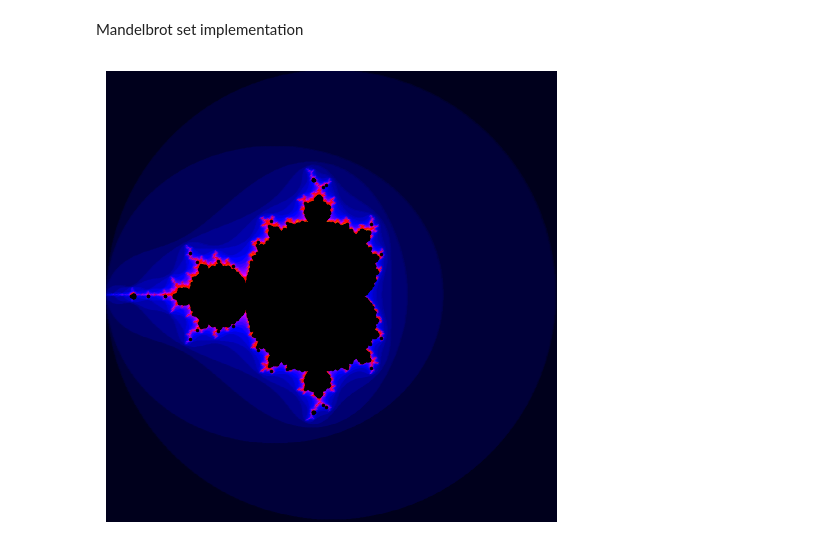
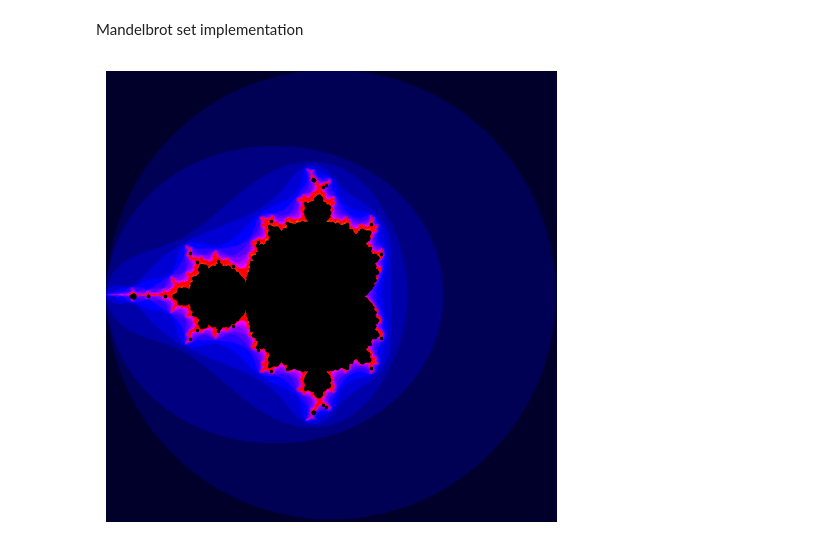
Before and after one commit to sachagijsbers/stochastic_1, a Jupyter notebook: code.ipynb, the cells around one changed output. Drawn from its saved outputs; the diff is of its cells as text; code cells hidden in the pictures.

Commit message:
adjustments to the mandelbrot set image

```diff
--- a/code.ipynb
+++ b/code.ipynb
@@ -34,36 +34,44 @@ c_list_out_x = []
 c_list_out_y = []
 color_out = []
 for c_row in complex_grid:
     for c in c_row:
         if mandelbrot_check(c, max_iterations):
             c_list_in_x.append(c.real)
             c_list_in_y.append(c.imag)
         else:
             n = not_mandelbrot(c, max_iterations)
             percentage_diverge = (n/max_iterations)*100
             # if n/max_iterations < 0.1:
             #     percentage_diverge = min(n/max_iterations*10,1)
             # else:
             #     percentage_diverge = min(n/max_iterations*30,1)
             c_list_out_x.append(c.real)
             c_list_out_y.append(c.imag)
             color_out.append(percentage_diverge)
 
+# for i in range(len(color_out)):
+#     if color_out[i] <= 3:
+#         plt.plot(c_list_out_x[i],c_list_out_y[i], marker = 'o', ls = 'none', markersize = 1.5, color = (0,0,color_out[i]/3))
+#     elif color_out[i] <= 6:
+#         plt.plot(c_list_out_x[i],c_list_out_y[i], marker = 'o', ls = 'none', markersize = 1.5, color = ((color_out[i]-3)/3,0,1))
+#     else:
+#         plt.plot(c_list_out_x[i],c_list_out_y[i], marker = 'o', ls = 'none', markersize = 1.5, color = (1,(color_out[i]-6)/94,0))
+
 for i in range(len(color_out)):
-    if color_out[i] <= 3:
-        plt.plot(c_list_out_x[i],c_list_out_y[i], marker = 'o', ls = 'none', markersize = 1.5, color = (0,0,color_out[i]/3))
-    elif color_out[i] <= 6:
-        plt.plot(c_list_out_x[i],c_list_out_y[i], marker = 'o', ls = 'none', markersize = 1.5, color = ((color_out[i]-3)/3,0,1))
+    if color_out[i] <= 2:
+        plt.plot(c_list_out_x[i],c_list_out_y[i], marker = 'o', ls = 'none', markersize = 1.5, color = (0,0,color_out[i]/2))
+    elif color_out[i] <= 4:
+        plt.plot(c_list_out_x[i],c_list_out_y[i], marker = 'o', ls = 'none', markersize = 1.5, color = ((color_out[i]-2)/2,0,1))
     else:
-        plt.plot(c_list_out_x[i],c_list_out_y[i], marker = 'o', ls = 'none', markersize = 1.5, color = (1,(color_out[i]-6)/94,0))
+        plt.plot(c_list_out_x[i],c_list_out_y[i], marker = 'o', ls = 'none', markersize = 1.5, color = (1,(color_out[i]-4)/96,0))
 
 
 plt.plot(c_list_in_x,c_list_in_y, marker = 'o', ls = 'none', markersize = 1.5, color = (0,0,0))
 plt.xlim(-2, 2)
 plt.ylim(-2, 2)
 plt.gca().set_aspect("equal")
 plt.axis("off")
 plt.tight_layout()
 plt.show()
 # %% [output]
-[figure, old version]
+[figure, new version]
```
Also changed, not shown: 1 other file.
